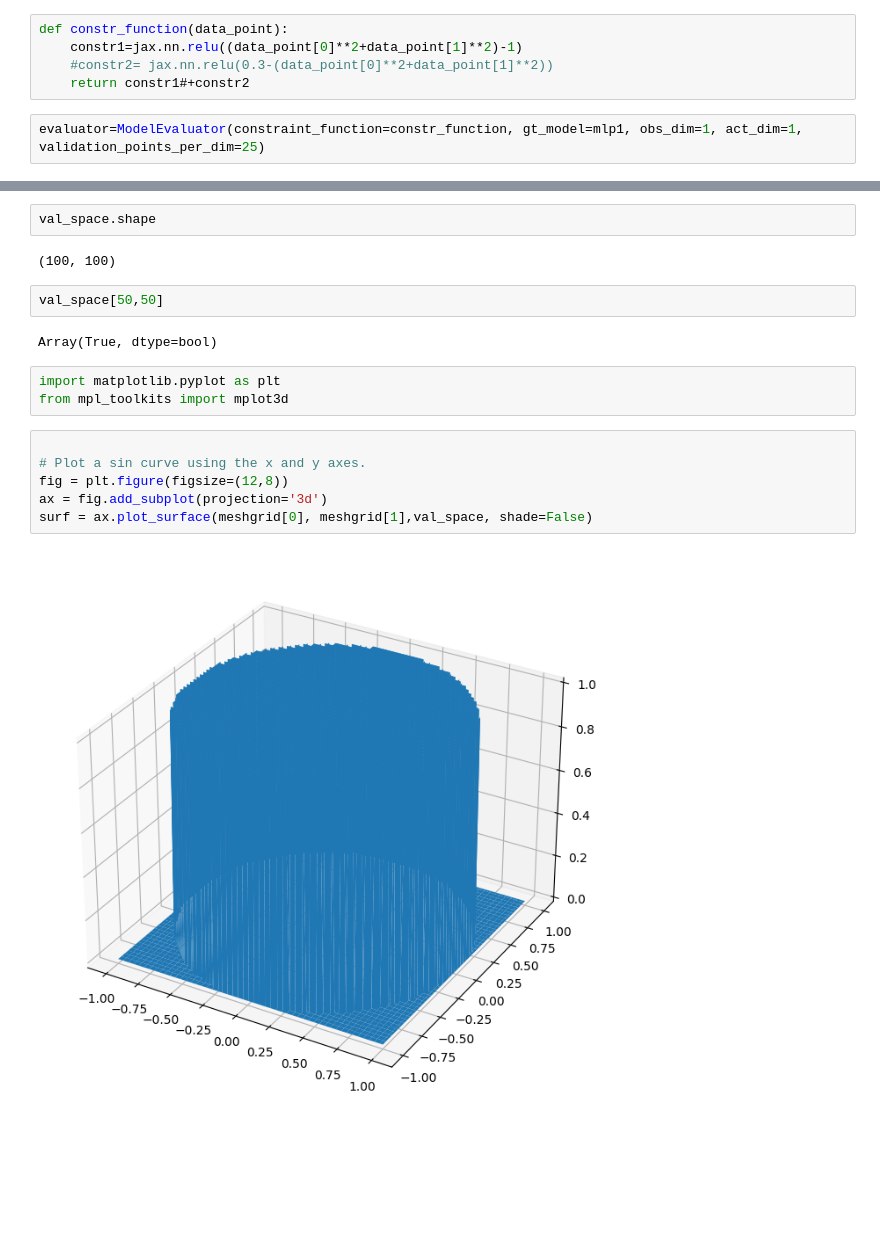
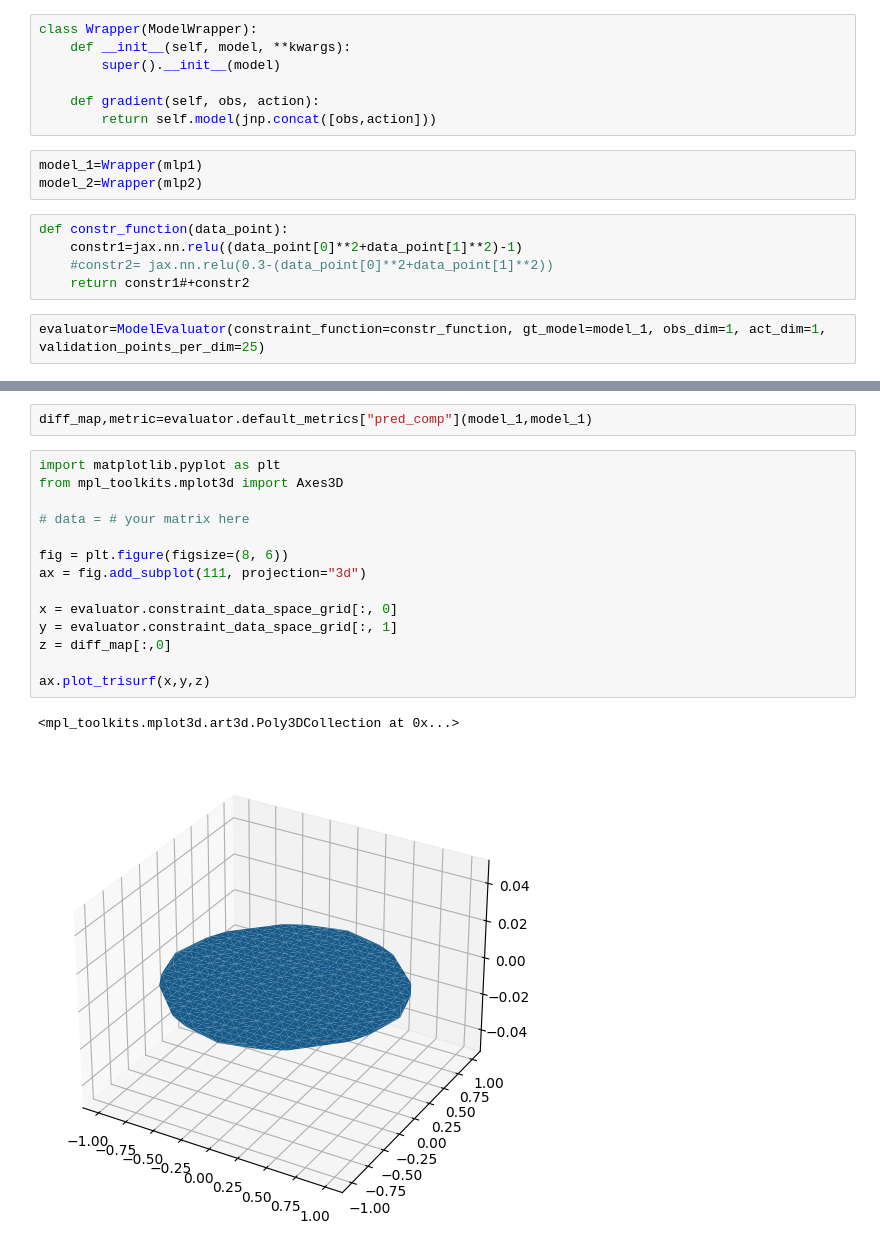
Before and after one commit to ExcitingSystems/exciting-environments, a Jupyter notebook: notebooks_eval/2.model_evaluator.ipynb, the cells around one changed output, grey strips where cells are left out. Drawn from its saved outputs; the diff is of its cells as text; blank space fills up the shorter version.

Commit message:
added first experiments with model evaluator

```diff
--- a/notebooks_eval/2.model_evaluator.ipynb
+++ b/notebooks_eval/2.model_evaluator.ipynb
@@ -21,7 +22,17 @@ mlp1_wrap=ModelWrapper(model=mlp1)
+# %%
+class Wrapper(ModelWrapper):
+    def __init__(self, model, **kwargs):
+        super().__init__(model)
+
+    def gradient(self, obs, action):
+        return self.model(jnp.concat([obs,action]))
+# %%
+model_1=Wrapper(mlp1)
+model_2=Wrapper(mlp2)
 # %%
 def constr_function(data_point):
     constr1=jax.nn.relu((data_point[0]**2+data_point[1]**2)-1)
     #constr2= jax.nn.relu(0.3-(data_point[0]**2+data_point[1]**2))
     return constr1#+constr2
 # %%
-evaluator=ModelEvaluator(constraint_function=constr_function, gt_model=mlp1, obs_dim=1, act_dim=1, validation_points_per_dim=25)
+evaluator=ModelEvaluator(constraint_function=constr_function, gt_model=model_1, obs_dim=1, act_dim=1, validation_points_per_dim=25)
@@ -143,19 +39,19 @@ Array([[False, False, False, ..., False, False, False],
-# %%
-val_space.shape
-# %% [output]
-(100, 100)
-# %%
-val_space[50,50]
-# %% [output]
-Array(True, dtype=bool)
-# %%
-import matplotlib.pyplot as plt
-from mpl_toolkits import mplot3d
-# %%
-
-# Plot a sin curve using the x and y axes.
-fig = plt.figure(figsize=(12,8))
-ax = fig.add_subplot(projection='3d')
-surf = ax.plot_surface(meshgrid[0], meshgrid[1],val_space, shade=False)
-# %% [output]
-[figure, removed]
+# %%
+diff_map,metric=evaluator.default_metrics["pred_comp"](model_1,model_1)
+# %%
+import matplotlib.pyplot as plt
+from mpl_toolkits.mplot3d import Axes3D
+
+# data = # your matrix here
+
+fig = plt.figure(figsize=(8, 6))
+ax = fig.add_subplot(111, projection="3d")
+
+x = evaluator.constraint_data_space_grid[:, 0]
+y = evaluator.constraint_data_space_grid[:, 1]
+z = diff_map[:,0]
+
+ax.plot_trisurf(x,y,z)
+# %% [output]
+<mpl_toolkits.mplot3d.art3d.Poly3DCollection at 0x...>
+[figure, added]
```
Also changed, not shown: parts of 28 cells of this notebook.
